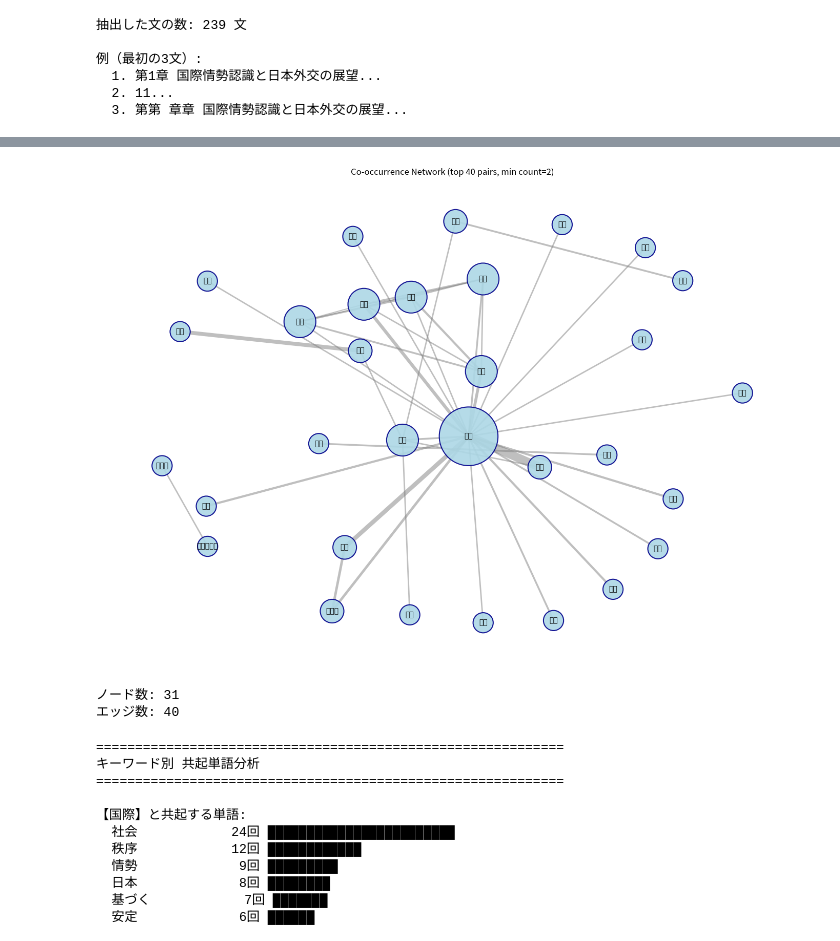
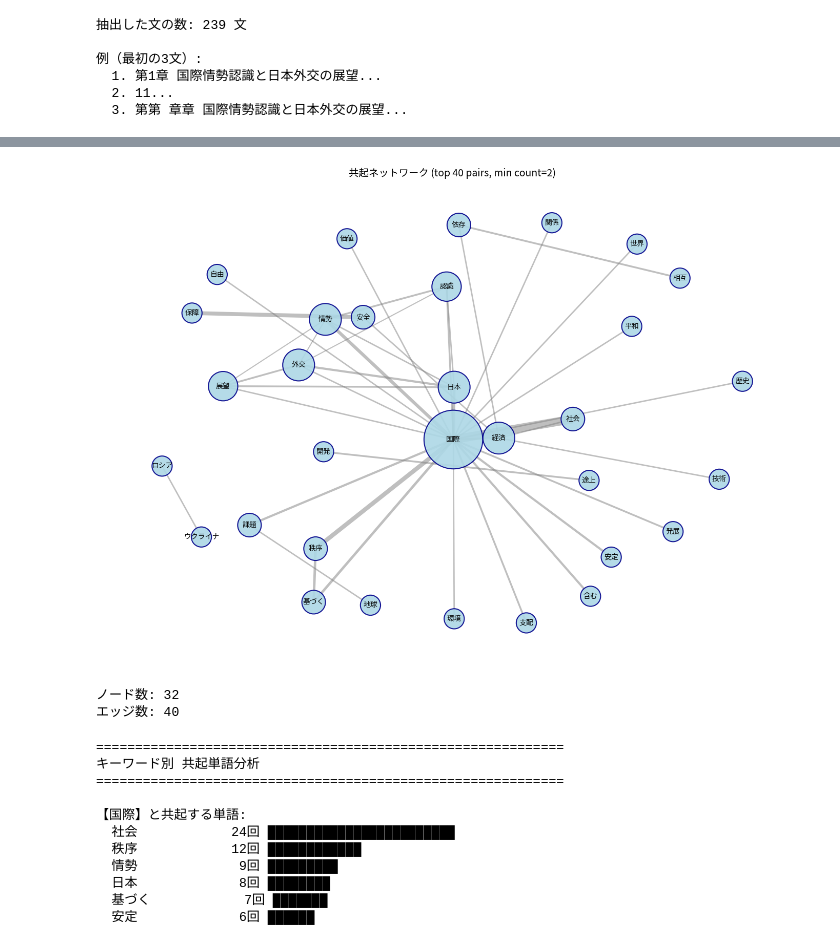
Before and after one commit to kkawailab/textmining-samples, a Jupyter notebook: text_mining_analysis.ipynb, the cells around one changed output, grey strips where cells are left out. Saved outputs shown, nothing was run; the diff lists cells and outputs as text; code cells hidden in the pictures.

```diff
--- a/text_mining_analysis.ipynb
+++ b/text_mining_analysis.ipynb
@@ -555,9 +555,17 @@ except ImportError:
     print("pip install networkx でインストールしてください。")
 
 if NETWORKX_AVAILABLE:
+    # ===== フォント設定（最重要）=====
+    # Noto Sans CJK（Linux/Colab/Dockerで最も安定）
+    jp_font_path = "/usr/share/fonts/opentype/noto/NotoSansCJK-Regular.ttc"
+    if not Path(jp_font_path).exists():
+        # ChromeOS用のパス
+        jp_font_path = "/usr/share/fonts/chromeos/notocjk/NotoSansCJK-Regular.ttc"
+    jp_font = fm.FontProperties(fname=jp_font_path)
+
     def draw_cooccurrence_network(cooccurrence: Counter, min_count: int = 2, top_n: int = 50):
         """
-        共起ネットワークを描画する
+        共起ネットワークを描画する（日本語フォント完全対応）
 
         Parameters:
             cooccurrence: 共起頻度のCounter
@@ -572,45 +580,51 @@ if NETWORKX_AVAILABLE:
             if count >= min_count:
                 G.add_edge(word1, word2, weight=count)
 
-        if len(G.nodes()) == 0:
+        if G.number_of_nodes() == 0:
             print("表示するノードがありません")
             return
 
         # ノードサイズを次数に基づいて設定
         node_size = [G.degree(node) * 300 + 500 for node in G.nodes()]
 
         # エッジの太さを重みに基づいて設定
         edge_width = [G[u][v]['weight'] * 0.5 for u, v in G.edges()]
 
         # レイアウトを計算
         pos = nx.spring_layout(G, k=2, iterations=50, seed=42)
 
         # 描画
         fig, ax = plt.subplots(figsize=(14, 10))
 
         # エッジを描画
         nx.draw_networkx_edges(G, pos, width=edge_width, alpha=0.5, edge_color='gray', ax=ax)
 
         # ノードを描画
         nx.draw_networkx_nodes(G, pos, node_size=node_size, node_color='lightblue',
                                alpha=0.9, edgecolors='darkblue', linewidths=1.5, ax=ax)
 
-        # ラベルを描画（日本語フォント指定）
-        nx.draw_networkx_labels(G, pos, font_size=10, ax=ax)
+        # ラベルを描画（networkx任せにしないで、ax.textで直接描画）
+        for node, (x, y) in pos.items():
+            ax.text(x, y, node,
+                    fontproperties=jp_font,
+                    fontsize=10,
+                    ha='center',
+                    va='center')
 
-        ax.set_title(f'Co-occurrence Network (top {len(G.edges())} pairs, min count={min_count})')
+        ax.set_title(f'共起ネットワーク (top {G.number_of_edges()} pairs, min count={min_count})',
+                     fontproperties=jp_font, fontsize=14)
         ax.axis('off')
         plt.tight_layout()
         plt.show()
 
-        print(f"\nノード数: {len(G.nodes())}")
-        print(f"エッジ数: {len(G.edges())}")
+        print(f"\nノード数: {G.number_of_nodes()}")
+        print(f"エッジ数: {G.number_of_edges()}")
 
     # ネットワークを描画
     draw_cooccurrence_network(cooccurrence, min_count=2, top_n=40)
 # %% [output]
-[figure, old version]
+[figure, new version]
-ノード数: 31
+ノード数: 32
 エッジ数: 40
 # %%
 # 特定の単語との共起を分析
```
Also changed, not shown: parts of 3 cells of this notebook.
